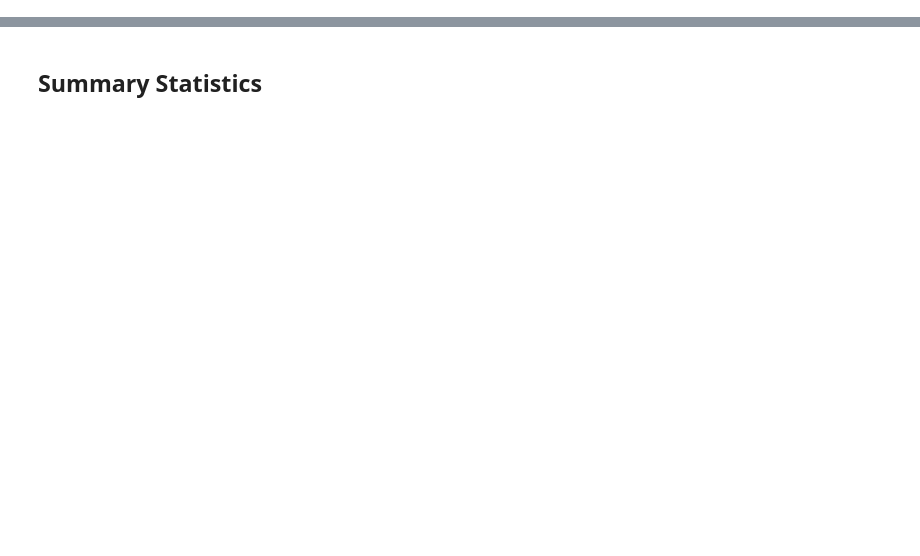
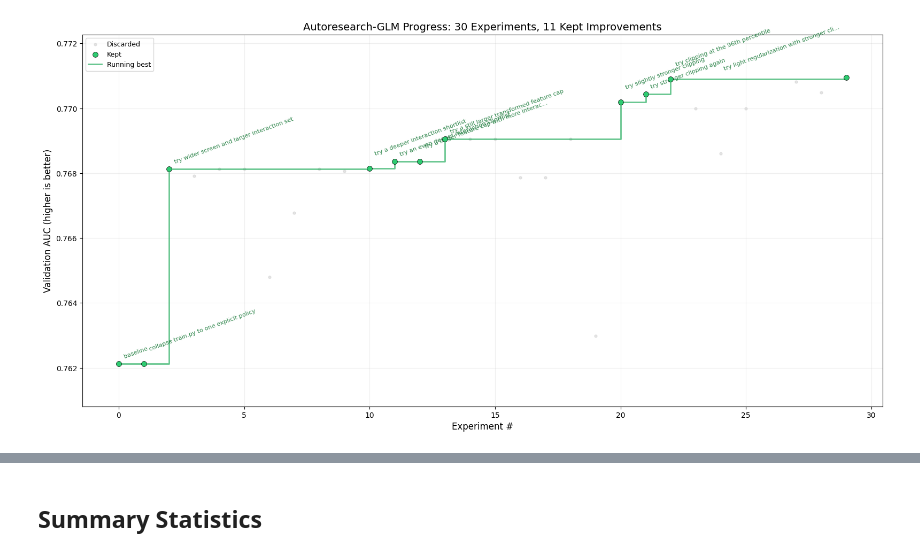
Before and after one commit to ajzhanghk/autoresearch-glm, a Jupyter notebook: analysis.ipynb, the cells around one changed output, grey strips where cells are left out. Cells and saved outputs as stored; diff of their text form; code cells hidden in the pictures; blank space fills up the shorter version.

Commit message:
Refine analysis notebook plot style

```diff
--- a/analysis.ipynb
+++ b/analysis.ipynb
@@ -33,8 +53,8 @@ print(f'Crashes: {n_crash}')
 # %%
-kept = df[df['status'] == 'KEEP'].copy()
-print(f'KEPT experiments ({len(kept)} total):\n')
+# Show all KEPT experiments (the improvements that stuck)
+kept = df[df["status"] == "KEEP"].copy()
+print(f"KEPT experiments ({len(kept)} total):\n")
 for i, row in kept.iterrows():
-    extra = ''
-    if 'num_features' in row and pd.notna(row['num_features']):
-        extra = f"  features={int(row['num_features'])}"
-    print(f"  #{i:3d}  auc={row['val_auc']:.6f}{extra}  {row['description']}")
+    auc = row["val_auc"]
+    desc = row["description"]
+    print(f" #{i:3d} auc={auc:.6f} features={int(row['num_features'])} {desc}")
@@ -150,0 +79,70 @@ print('Saved to progress.png')
+# %%
+fig, ax = plt.subplots(figsize=(16, 8))
+
+# Filter out crashes for plotting
+valid = df[df["status"] != "CRASH"].copy()
+valid = valid.reset_index(drop=True)
+
+baseline_auc = valid.loc[0, "val_auc"]
+
+# Only plot points at or above baseline (the interesting region)
+above = valid[valid["val_auc"] >= baseline_auc - 0.0005]
+
+# Plot discarded as faint background dots
+disc = above[above["status"] == "DISCARD"]
+ax.scatter(disc.index, disc["val_auc"],
+           c="#cccccc", s=12, alpha=0.5, zorder=2, label="Discarded")
+
+# Plot kept experiments as prominent green dots
+kept_v = above[above["status"] == "KEEP"]
+ax.scatter(kept_v.index, kept_v["val_auc"],
+           c="#2ecc71", s=50, zorder=4, label="Kept", edgecolors="black", linewidths=0.5)
+
+# Running maximum step line
+kept_mask = valid["status"] == "KEEP"
+kept_idx = valid.index[kept_mask]
+kept_auc = valid.loc[kept_mask, "val_auc"]
+running_best = kept_auc.cummax()
+best = running_best.max()
+ax.step(kept_idx, running_best, where="post", color="#27ae60",
+        linewidth=2, alpha=0.7, zorder=3, label="Running best")
+
+# Label each kept experiment with its description
+last_idx = kept_idx.max()
+for j, (idx, auc) in enumerate(zip(kept_idx, kept_auc)):
+    desc = str(valid.loc[idx, "description"]).strip()
+    if len(desc) > 45:
+        desc = desc[:42] + "..."
+
+    if idx >= last_idx - 1:
+        xytext = (-8, 8 + 6 * (j % 2))
+        ha = "right"
+    else:
+        xytext = (6, 6 + 10 * (j % 2))
+        ha = "left"
+
+    ax.annotate(desc, (idx, auc),
+                textcoords="offset points",
+                xytext=xytext, fontsize=8.0,
+                color="#1a7a3a", alpha=0.9,
+                rotation=20, ha=ha, va="bottom")
+
+n_total = len(df)
+n_kept = len(df[df["status"] == "KEEP"])
+ax.set_xlabel("Experiment #", fontsize=12)
+ax.set_ylabel("Validation AUC (higher is better)", fontsize=12)
+ax.set_title(f"Autoresearch-GLM Progress: {n_total} Experiments, {n_kept} Kept Improvements", fontsize=14)
+ax.legend(loc="upper left", fontsize=9)
+ax.grid(True, alpha=0.2)
+
+# Y-axis: from just below baseline to just above best
+margin = (best - baseline_auc) * 0.3
+margin = max(margin, 0.0004)
+ax.set_ylim(baseline_auc - margin, best + margin)
+
+plt.tight_layout()
+plt.savefig("progress.png", dpi=150, bbox_inches="tight")
+plt.show()
+print("Saved to progress.png")
+# %% [output]
+[figure, added]
```
Also changed, not shown: parts of 9 cells of this notebook, 1 other file.
